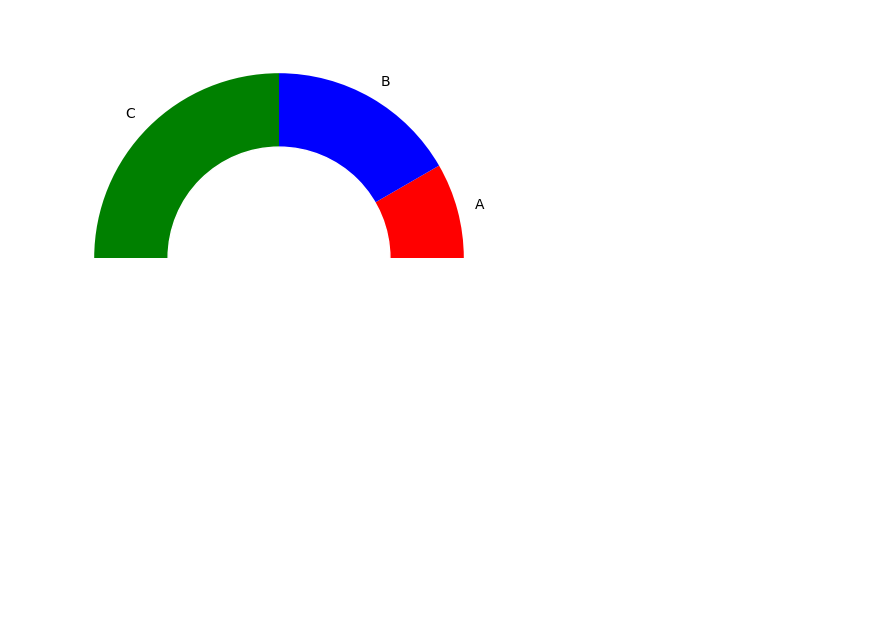
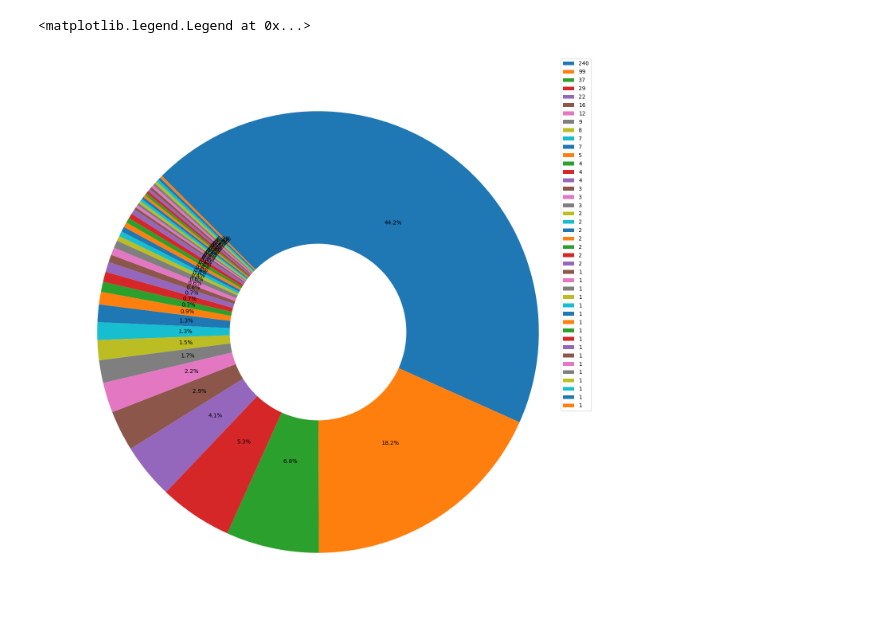
Before and after one commit to hp5099499/internship-ojt-, a Jupyter notebook: Untitled.ipynb, the cells around one changed output. Cells and saved outputs as stored; diff of their text form; code cells hidden in the pictures; blank space fills up the shorter version.

```diff
--- a/Untitled.ipynb
+++ b/Untitled.ipynb
@@ -100,3 +98,5 @@ Name: count, dtype: int64
 # %%
 # replacing the won_status :won,lost,NaN=1,0,2 repectively
-df['won_status'] = df['won_status'].replace({'won': 1, 'lost': 0, None: 2}).astype('Int64')
+# df['won status'] = df['won status'].replace({'won': 1, 'lost': 0, None: 2}).astype('Int64')
+# %%
+x=df[(df['state']=="Kerala")&(df['Party Name']=='Bharatiya Janata Party')]
@@ -103,6 +110,4 @@ df['won_status'] = df['won_status'].replace({'won': 1, 'lost': 0, None: 2}).asty
 # %%
 # extracting the party name and the won status count
-# de= df[df['won_status']== 1]['Party_Name'].value_counts()
-# de=pd.DataFrame(w)
-# csv_string = de.to_csv(index=True)
-# print(csv_string)
+de = df[df['won status'] == 'won']['Party Name'].value_counts()
+dg=pd.DataFrame(de)
@@ -172,17 +114,20 @@ plt.show()
-# %%
-label = ["A", "B", "C"]
-val = [1,2,3]
-
-# append data and assign color
-label.append("")
-val.append(sum(val))  # 50% blank
-colors = ['red', 'blue', 'green', 'white']
-
-# plot
-fig = plt.figure(figsize=(8,6),dpi=100)
-ax = fig.add_subplot(1,1,1)
-ax.pie(val, labels=label, colors=colors)
-ax.add_artist(plt.Circle((0, 0), 0.6, color='white'))
-fig.show()
-# %% [output]
-[figure, removed]
+# %%
+counts=dg['count']
+# Calculate the percentages
+total_count = sum(counts)
+
+percentages = [(count / total_count) * 100 for count in counts]
+plt.figure(figsize=(18,18))
+# Combine counts <= 7 into "Others"
+others_count = sum(count for count in counts if count <= 7)
+party_names_combined = [party for party, count in zip('Party Name', counts) if count > 7] + ["Others"]
+percentages_combined = [percentage for percentage, count in zip(percentages, counts) if count > 7] + [(others_count / total_count) * 100]
+
+plt.pie(x,startangle=135,
+    counterclock=False,
+    wedgeprops=dict(width=0.6),
+    autopct='%1.1f%%')
+plt.legend(x)
+# %% [output]
+<matplotlib.legend.Legend at 0x...>
+[figure, added]
```
Also changed, not shown: parts of 19 cells of this notebook, 46 other files.
